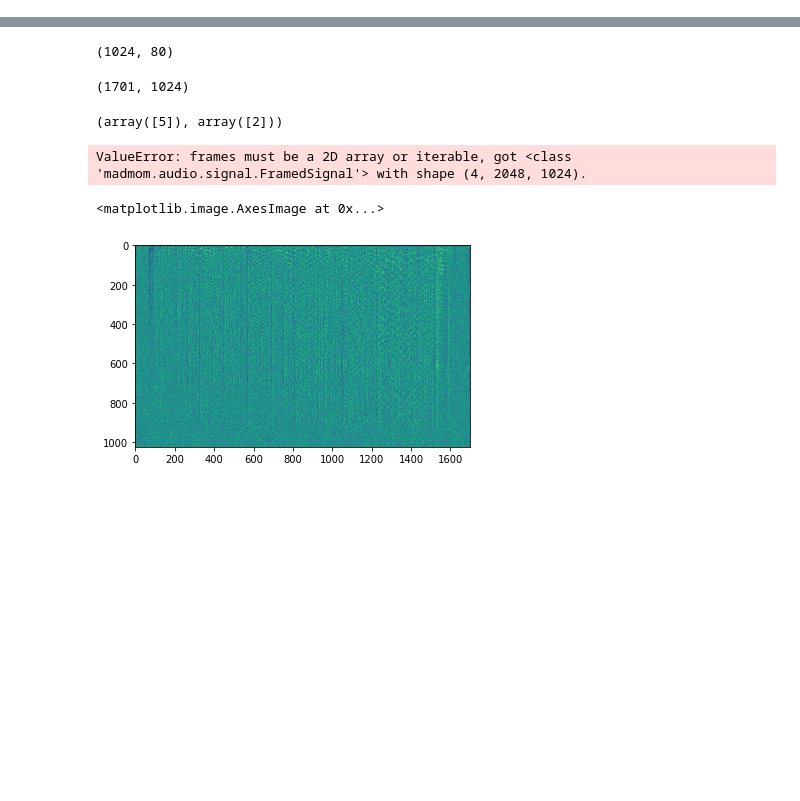
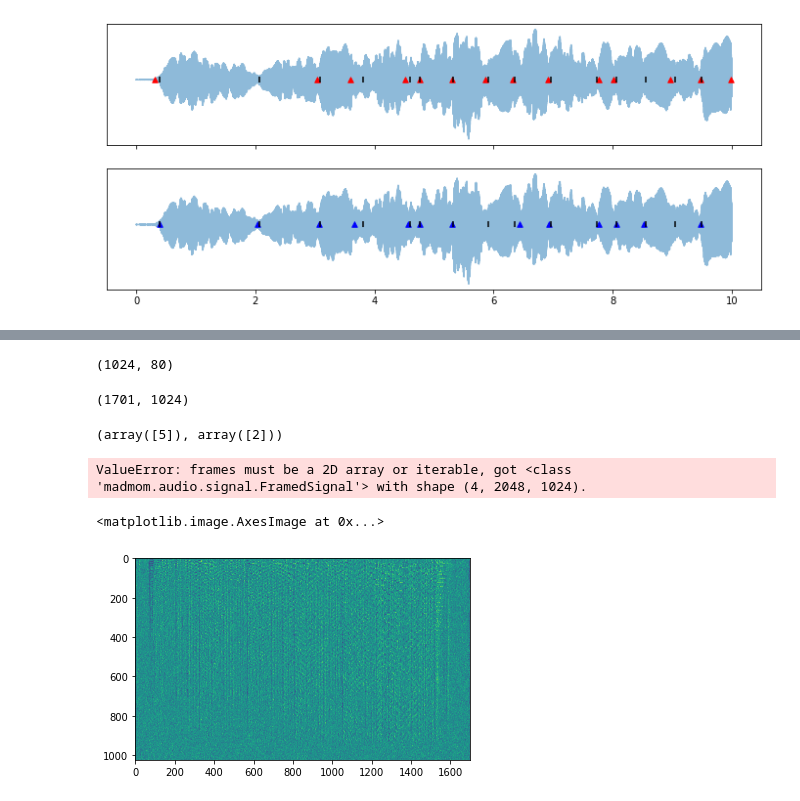
Before and after one commit to SimonFalk/beyondPianoRoll, a Jupyter notebook: vibrato.ipynb, the cells around one changed output, grey strips where cells are left out. Drawn from its saved outputs; the diff is of its cells as text; code cells hidden in the pictures; blank space fills up the shorter version.

```diff
--- a/vibrato.ipynb
+++ b/vibrato.ipynb
@@ -5,0 +16,16 @@ from madmom.audio.filters import MelFilterbank
+# %%
+R=9
+bock = madmom.features.onsets.CNNOnsetProcessor()
+pp = madmom.features.onsets.OnsetPeakPickingProcessor(threshold=0.7, combine=0.1)
+# %%
+sb_onsets = pp(bock(audios[R]))
+note_onsets = np.loadtxt("datasets/initslurtest_vn/note_onsets/slurtest10_first.txt", usecols=0)
+# %%
+# CNN method
+base_path = "results/cnn-training-220426/"
+model_name = "ab-seq-90eps-nostandard-trainable-noextend-dropout0.3"
+model = tf.keras.models.load_model(base_path + 'fold_{}_{}_model'.format(0, model_name))
+
+cnn_input = get_segmented_data(audio_fnames[R])
+cnn_output = model.predict(cnn_input)
+cnn_onsets = get_test_peaks(cnn_output, 1./100)
@@ -5,0 +35,36 @@ from madmom.audio.filters import MelFilterbank
+# %%
+passages = [passage_extractor(
+    audios[R],
+    onset_set,
+    [0.0,10.0],
+    sr=sample_rates[R]
+)[0] for onset_set in [
+    [
+        note_onsets,
+        sb_onsets
+    ],
+    [
+        note_onsets,
+        cnn_onsets
+    ],
+]
+]
+
+fig,axs = plt.subplots(len(passages),1, figsize=(12,2.5*len(passages)), sharex=True)
+onset_styles = [
+    {"m":["|","^"], "c":["k", "r"]},
+    {"m":["|","^"], "c":["k", "b"]}
+]
+
+for plot_i, (passage, ax, onset_style) in enumerate(zip(passages, axs, onset_styles)):
+    ax.set_yticks([])
+    onset_visualizer(
+        passage["audio"],
+        passage["onsets"],
+        (passage["abs_start"], passage["abs_end"]),
+        onset_styles=onset_style,
+        ax=ax,
+        alpha=0.5
+        )
+# %% [output]
+[figure, added]
```
Also changed, not shown: parts of 8 cells of this notebook, 6 other files.
